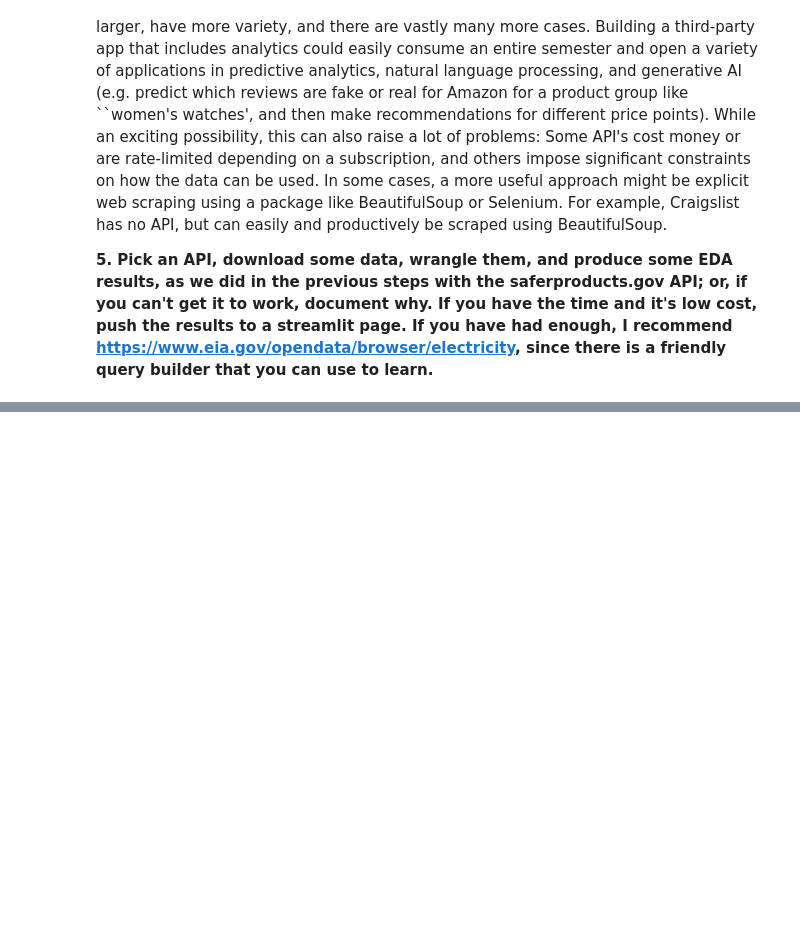
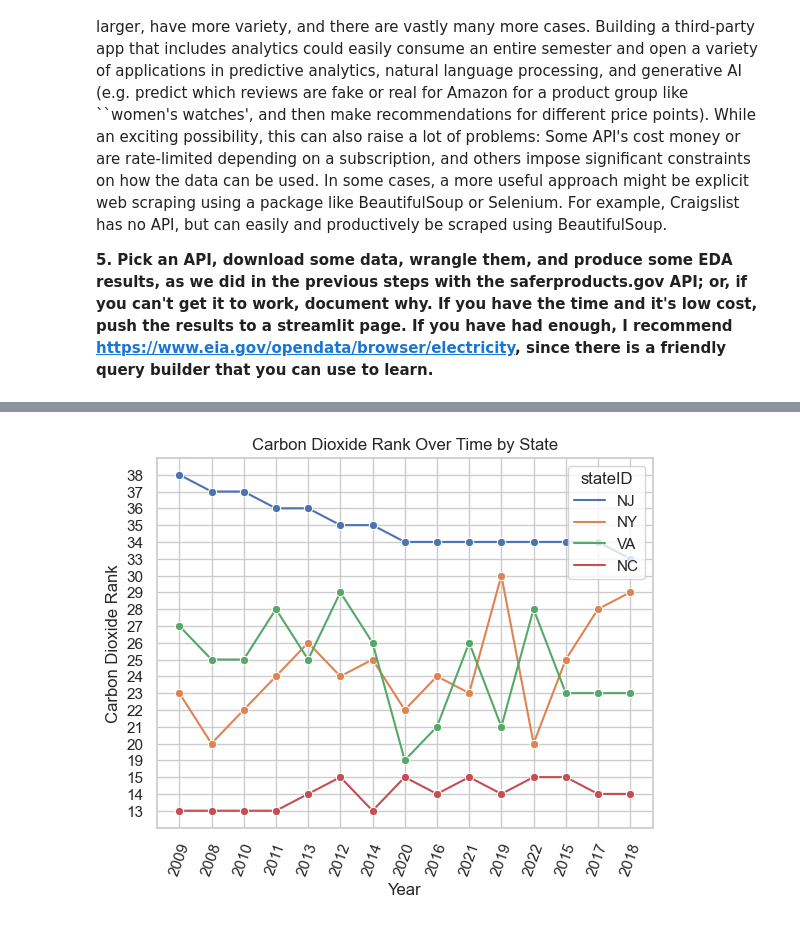
Before and after one commit to evaterry4/labs, a Jupyter notebook: 01_api_calls/assignment_notebook.ipynb, the cells around one changed output, grey strips where cells are left out. Cells and saved outputs as stored; diff of their text form; code cells hidden in the pictures; blank space fills up the shorter version.

```diff
--- a/01_api_calls/assignment_notebook.ipynb
+++ b/01_api_calls/assignment_notebook.ipynb
@@ -301,3 +301,15 @@ Each of these API resources could either be the cornerstone of a project or a so
 In addition to government data, many commerical apps provide API access to developers and researchers. AirBnB, Amazon, Reddit, eBay, X, and many others maintain API access to develop third-party apps. These opportunities present many advantages: The data are larger, have more variety, and there are vastly many more cases. Building a third-party app that includes analytics could easily consume an entire semester and open a variety of applications in predictive analytics, natural language processing, and generative AI (e.g. predict which reviews are fake or real for Amazon for a product group like ``women's watches', and then make recommendations for different price points). While an exciting possibility, this can also raise a lot of problems: Some API's cost money or are rate-limited depending on a subscription, and others impose significant constraints on how the data can be used. In some cases, a more useful approach might be explicit web scraping using a package like BeautifulSoup or Selenium. For example, Craigslist has no API, but can easily and productively be scraped using BeautifulSoup.
 
 **5. Pick an API, download some data, wrangle them, and produce some EDA results, as we did in the previous steps with the saferproducts.gov API; or, if you can't get it to work, document why. If you have the time and it's low cost, push the results to a streamlit page. If you have had enough, I recommend https://www.eia.gov/opendata/browser/electricity, since there is a friendly query builder that you can use to learn.**
+# %%
+import requests
+    # Conduct analysis:
+url = 'https://api.eia.gov/v2/electricity/state-electricity-profiles/summary/data/'
+query = '?frequency=annual&data[0]=average-retail-price-rank&data[1]=carbon-dioxide-rank&data[2]=net-generation-rank&data[3]=sulfer-dioxide-rank&facets[stateID][]=NC&facets[stateID][]=NJ&facets[stateID][]=NY&facets[stateID][]=VA&sort[0][column]=carbon-dioxide-rank&sort[0][direction]=desc&offset=0&length=5000'
+header = {'User-Agent':
+            'Mozilla/5.0 (Windows NT 10.0; Win64; x64; rv:124.0) Gecko/20100101 Firefox/124.0'}
+raw = requests.get(url+query+'&api_key=8PDRcxwmXkHT6dTRfvxsZkxlEidF1OfsgIbnxLyw',headers=header)
+
+data = raw.json()
+df = pd.DataFrame(data['response']['data'])
+df.head()
@@ -303,0 +323,3 @@ In addition to government data, many commerical apps provide API access to devel
+# %%
+df = df.drop(columns=['average-retail-price-rank-units', 'carbon-dioxide-rank-units', 'net-generation-rank-units', 'sulfer-dioxide-rank-units'])
+df.head()
@@ -303,0 +333,13 @@ In addition to government data, many commerical apps provide API access to devel
+# %%
+import seaborn as sns
+import matplotlib.pyplot as plt
+
+sns.lineplot(data=df, x='period', y='carbon-dioxide-rank', hue='stateID', marker='o')
+
+plt.title('Carbon Dioxide Rank Over Time by State')
+plt.xticks(rotation=70)
+plt.xlabel('Year')
+plt.ylabel('Carbon Dioxide Rank')
+plt.show()
+# %% [output]
+[figure, added]
```
Also changed, not shown: parts of 2 cells of this notebook.
